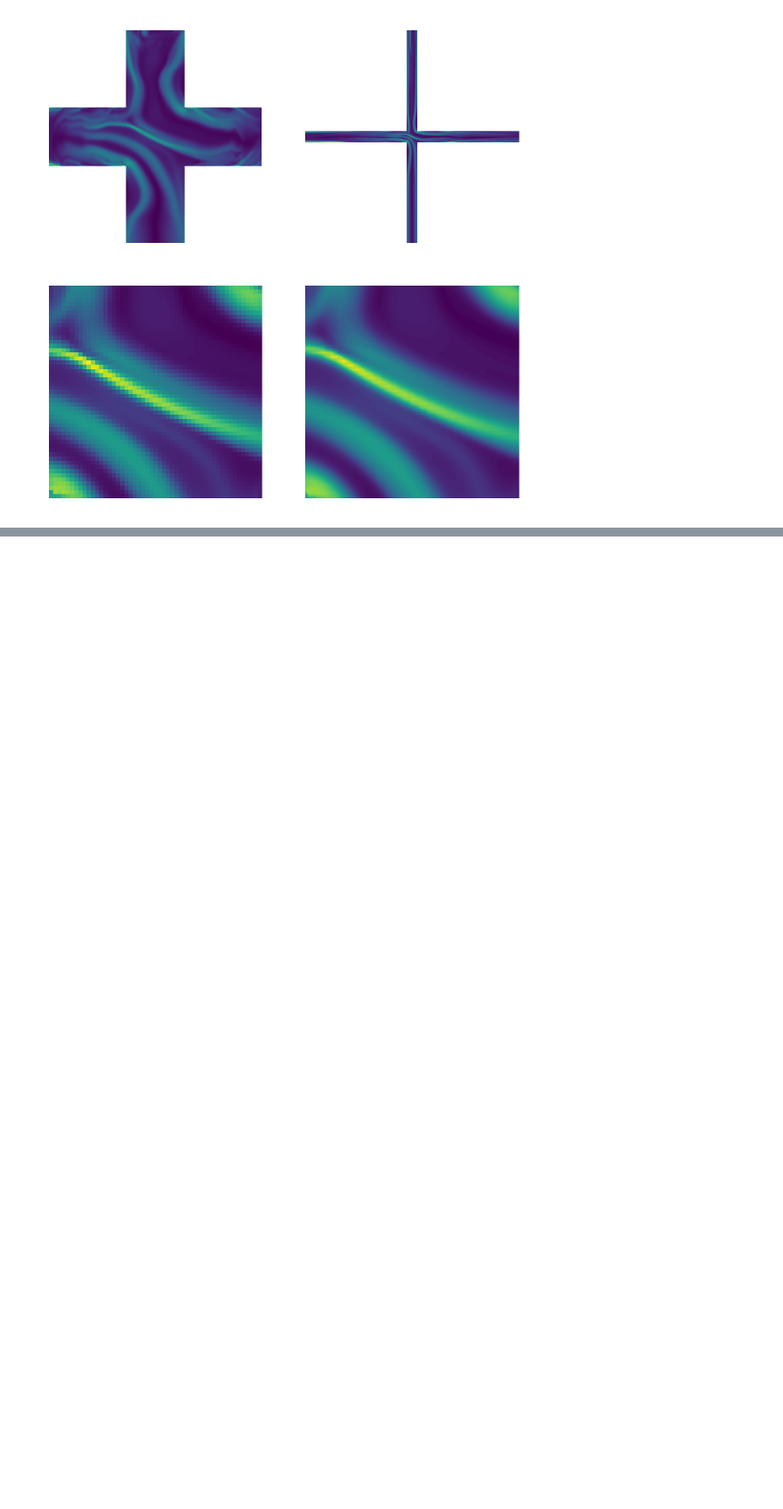
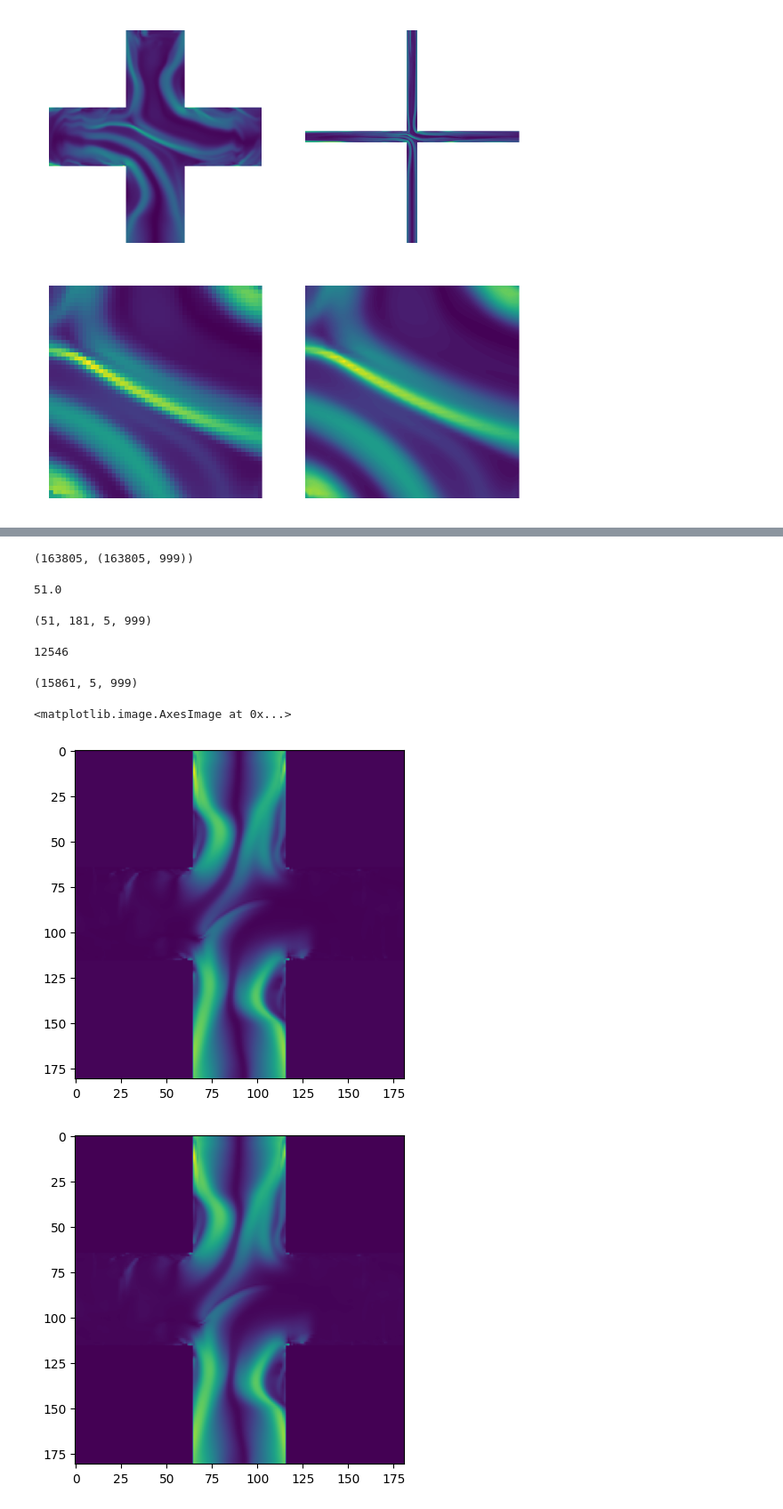
Before and after one commit to fabioamaral08/reduction-methods, a Jupyter notebook: test_single_sim.ipynb, the cells around one changed output, grey strips where cells are left out. Shown at 89% size. Cells and saved outputs as stored; diff of their text form; code cells hidden in the pictures; blank space fills up the shorter version.

```diff
--- a/test_single_sim.ipynb
+++ b/test_single_sim.ipynb
@@ -200,16 +196,40 @@ Tmean = T.mean(1).reshape(-1,1)
-# %%
-def strip_cross(q):
-    first_strip = q[:65,65:-65].flatten()
-    second_strip = q[65:-65].flatten()
-    third_strip = q[-65:,65:-65].flatten()
-
-    return np.stack([first_strip, second_strip, third_strip])
-
-def reconstruct_cross(strips):
-    q = np.zeros((181,181))
-
-    q[:65,65:-65] = strips[:3315].reshape((65,51))
-    q[65:-65] = strips[3315:9231].reshape((51,181))
-    q[-65:,65:-65] = strips[9231:].reshape((51,181))
+# %%
+Re = .01
+Wi = 5
+beta = 0.11111
+
+X, Xmean =  get_data(Re,Wi,beta, 'cross', n_data= -2, dir_path='../npz_data')
+# %%
+181*181*5, X.shape
+# %% [output]
+(163805, (163805, 999))
+# %%
+np.sqrt(13005/5)
+# %% [output]
+51.0
+# %%
+q = X.reshape((181,181,5,-1))
+# %%
+q[65:-65].shape
+# %% [output]
+(51, 181, 5, 999)
+# %%
+51*181 + 3315
+# %% [output]
+12546
+# %%
+q1 = strip_cross(q)
+print(q1.shape)
+q2 = reconstruct_cross(q1)
+
+
+plt.imshow(q[...,2,500])
+plt.figure()
+plt.imshow(q2[...,2,500])
+# %% [output]
+(15861, 5, 999)
+<matplotlib.image.AxesImage at 0x...>
+[figure, added]
+[figure, added]
 # %%
 DX.shape, X.shape
```
Also changed, not shown: parts of 59 cells of this notebook, 1 other file.
